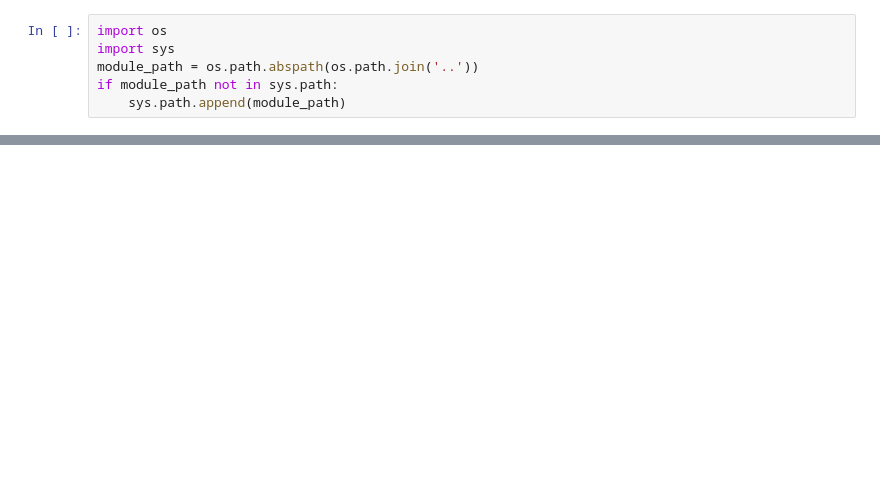
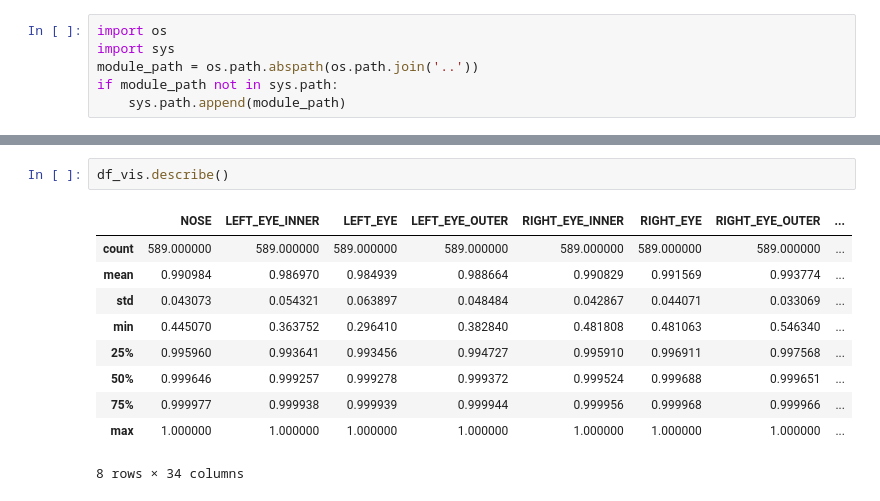
Before and after one commit to alec-flowers/visual_intelligence, a Jupyter notebook: notebooks/mediapipe_stuff.ipynb, the cells around one changed output, grey strips where cells are left out. Saved outputs shown, nothing was run; the diff lists cells and outputs as text; blank space fills up the shorter version.

```diff
--- a/notebooks/mediapipe_stuff.ipynb
+++ b/notebooks/mediapipe_stuff.ipynb
@@ -44,0 +143,13 @@ len(all_val)
+# %%
+df_vis.describe()
+# %% [output]
+|  | NOSE | LEFT_EYE_INNER | LEFT_EYE | LEFT_EYE_OUTER | RIGHT_EYE_INNER | RIGHT_EYE | RIGHT_EYE_OUTER | ... |
+| count | 589.000000 | 589.000000 | 589.000000 | 589.000000 | 589.000000 | 589.000000 | 589.000000 | ... |
+| mean | 0.990984 | 0.986970 | 0.984939 | 0.988664 | 0.990829 | 0.991569 | 0.993774 | ... |
+| std | 0.043073 | 0.054321 | 0.063897 | 0.048484 | 0.042867 | 0.044071 | 0.033069 | ... |
+| min | 0.445070 | 0.363752 | 0.296410 | 0.382840 | 0.481808 | 0.481063 | 0.546340 | ... |
+| 25% | 0.995960 | 0.993641 | 0.993456 | 0.994727 | 0.995910 | 0.996911 | 0.997568 | ... |
+| 50% | 0.999646 | 0.999257 | 0.999278 | 0.999372 | 0.999524 | 0.999688 | 0.999651 | ... |
+| 75% | 0.999977 | 0.999938 | 0.999939 | 0.999944 | 0.999956 | 0.999968 | 0.999966 | ... |
+| max | 1.000000 | 1.000000 | 1.000000 | 1.000000 | 1.000000 | 1.000000 | 1.000000 | ... |
+8 rows × 34 columns
```
Also changed, not shown: parts of 17 cells of this notebook, 5 other files.
